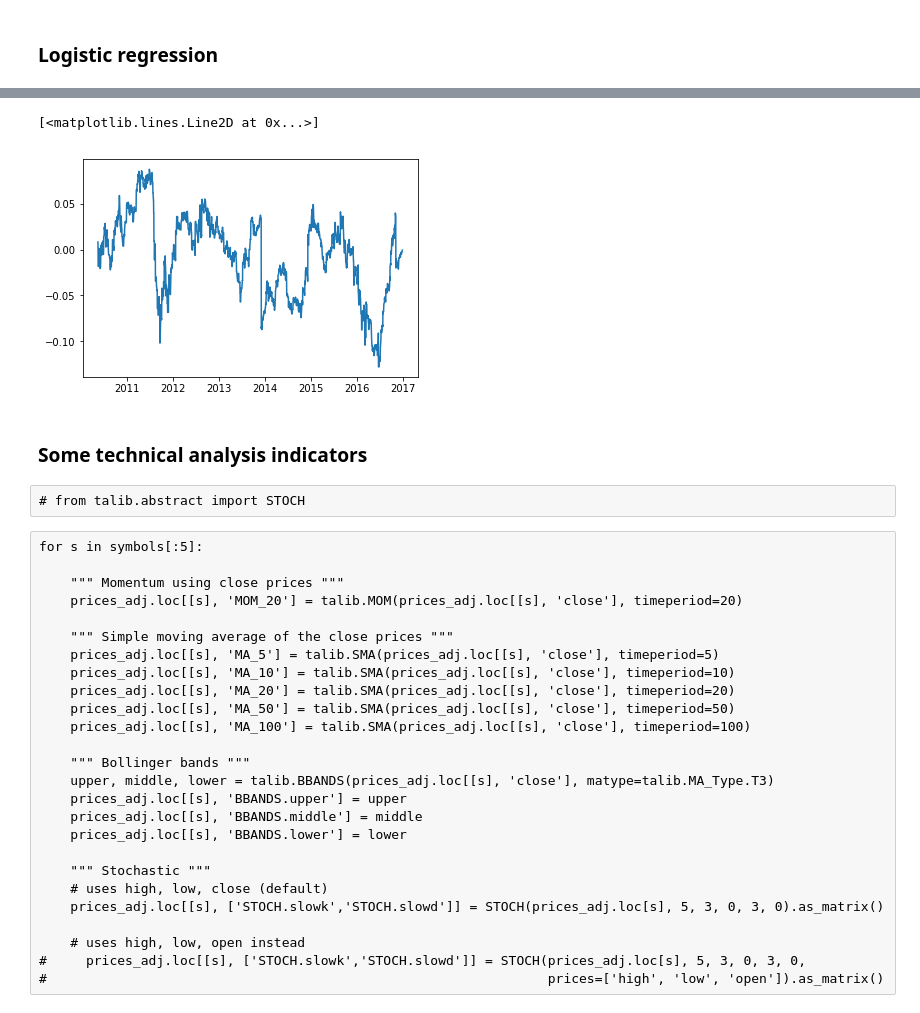
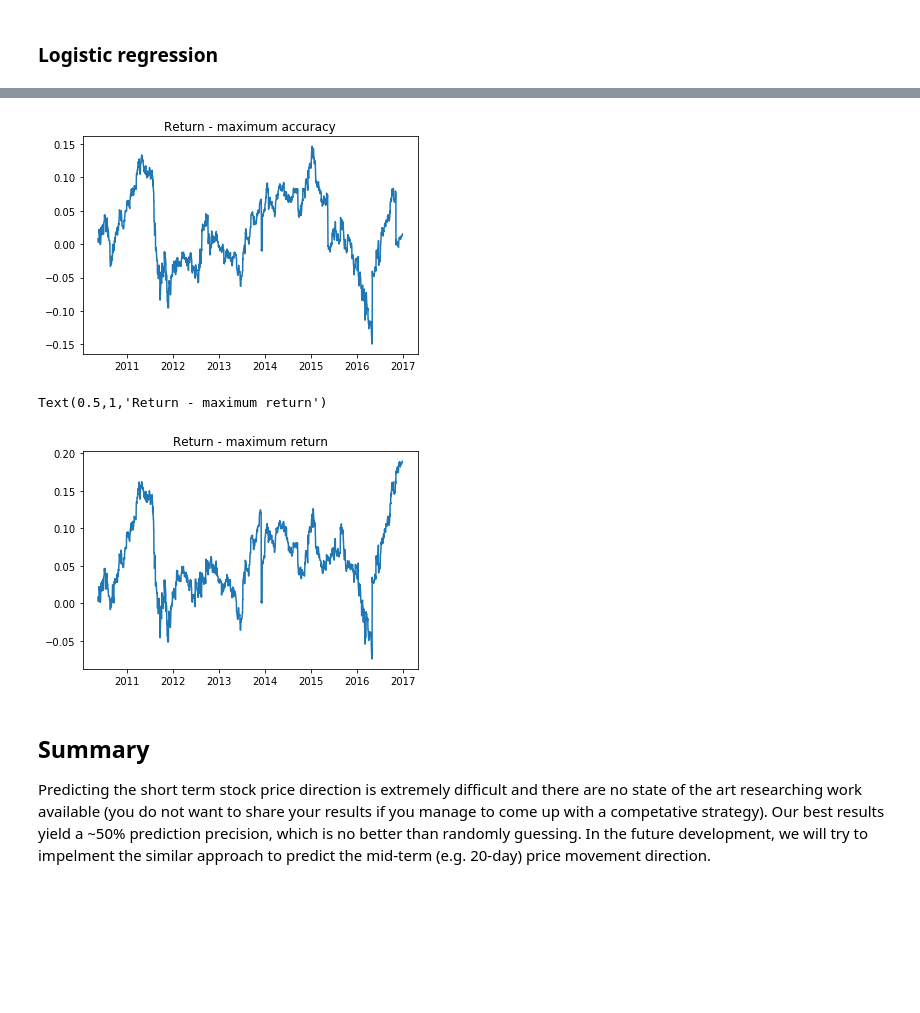
Before and after one commit to marshallratliff/W207_Final_Project, a Jupyter notebook: Final_Project_Analysis_Marcus.ipynb, the cells around one changed output, grey strips where cells are left out. Drawn from its saved outputs; the diff is of its cells as text; code cells hidden in the pictures; blank space fills up the shorter version.

```diff
--- a/Final_Project_Analysis_Marcus.ipynb
+++ b/Final_Project_Analysis_Marcus.ipynb
@@ -366,9 +433,9 @@ for c in np.linspace(0.05, 1, 20):
         C_max_accu = c
         result_log_reg_max_accu = result_log_reg.copy()
 
-    ret = np.nansum(result_log_reg[:, 2])
-    if ret > max_ret:
-        max_ret = ret
+    total_ret = np.nansum(result_log_reg[:, 2])
+    if total_ret > max_ret:
+        max_ret = total_ret
         C_max_ret = c
         result_log_reg_max_ret = result_log_reg.copy()
 
@@ -381,39 +451,18 @@ np.nanmean(result_log_reg[:, 1])
 # %%
 # Strategy cumulative return
 
 # Maximum accuracy
-result_log_reg = np.array()
-plt.plot(result_log_reg[:, 0], np.nancumsum(result_log_reg[:, 2]))
+plt.plot(result_log_reg_max_accu[:, 0], np.nancumsum(result_log_reg_max_accu[:, 2]))
+plt.title("Return - maximum accuracy")
+plt.show()
+
+# Maximum return
+plt.plot(result_log_reg_max_ret[:, 0], np.nancumsum(result_log_reg_max_ret[:, 2]))
+plt.title("Return - maximum return")
 # %% [output]
+[figure, new version]
-[<matplotlib.lines.Line2D at 0x...>]
+Text(0.5,1,'Return - maximum return')
-[figure, old version]
+[figure, added]
-# %% [markdown]
-### Some technical analysis indicators
-# %% [raw]
-# from talib.abstract import STOCH
-# %% [raw]
-for s in symbols[:5]:
-
-    """ Momentum using close prices """
-    prices_adj.loc[[s], 'MOM_20'] = talib.MOM(prices_adj.loc[[s], 'close'], timeperiod=20)
-
-    """ Simple moving average of the close prices """
-    prices_adj.loc[[s], 'MA_5'] = talib.SMA(prices_adj.loc[[s], 'close'], timeperiod=5)
-    prices_adj.loc[[s], 'MA_10'] = talib.SMA(prices_adj.loc[[s], 'close'], timeperiod=10)
-    prices_adj.loc[[s], 'MA_20'] = talib.SMA(prices_adj.loc[[s], 'close'], timeperiod=20)
-    prices_adj.loc[[s], 'MA_50'] = talib.SMA(prices_adj.loc[[s], 'close'], timeperiod=50)
-    prices_adj.loc[[s], 'MA_100'] = talib.SMA(prices_adj.loc[[s], 'close'], timeperiod=100)
-
-    """ Bollinger bands """
-    upper, middle, lower = talib.BBANDS(prices_adj.loc[[s], 'close'], matype=talib.MA_Type.T3)
-    prices_adj.loc[[s], 'BBANDS.upper'] = upper
-    prices_adj.loc[[s], 'BBANDS.middle'] = middle
-    prices_adj.loc[[s], 'BBANDS.lower'] = lower
-
-    """ Stochastic """
-    # uses high, low, close (default)
-    prices_adj.loc[[s], ['STOCH.slowk','STOCH.slowd']] = STOCH(prices_adj.loc[s], 5, 3, 0, 3, 0).as_matrix()
-
-    # uses high, low, open instead
-#     prices_adj.loc[[s], ['STOCH.slowk','STOCH.slowd']] = STOCH(prices_adj.loc[s], 5, 3, 0, 3, 0,
-#                                                                prices=['high', 'low', 'open']).as_matrix()
+# %% [markdown]
+## Summary
+Predicting the short term stock price direction is extremely difficult and there are no state of the art researching work available (you do not want to share your results if you manage to come up with a competative strategy). Our best results yield a ~50% prediction precision, which is no better than randomly guessing. In the future development, we will try to impelment the similar approach to predict the mid-term (e.g. 20-day) price movement direction.
```
Also changed, not shown: parts of 18 cells of this notebook.
